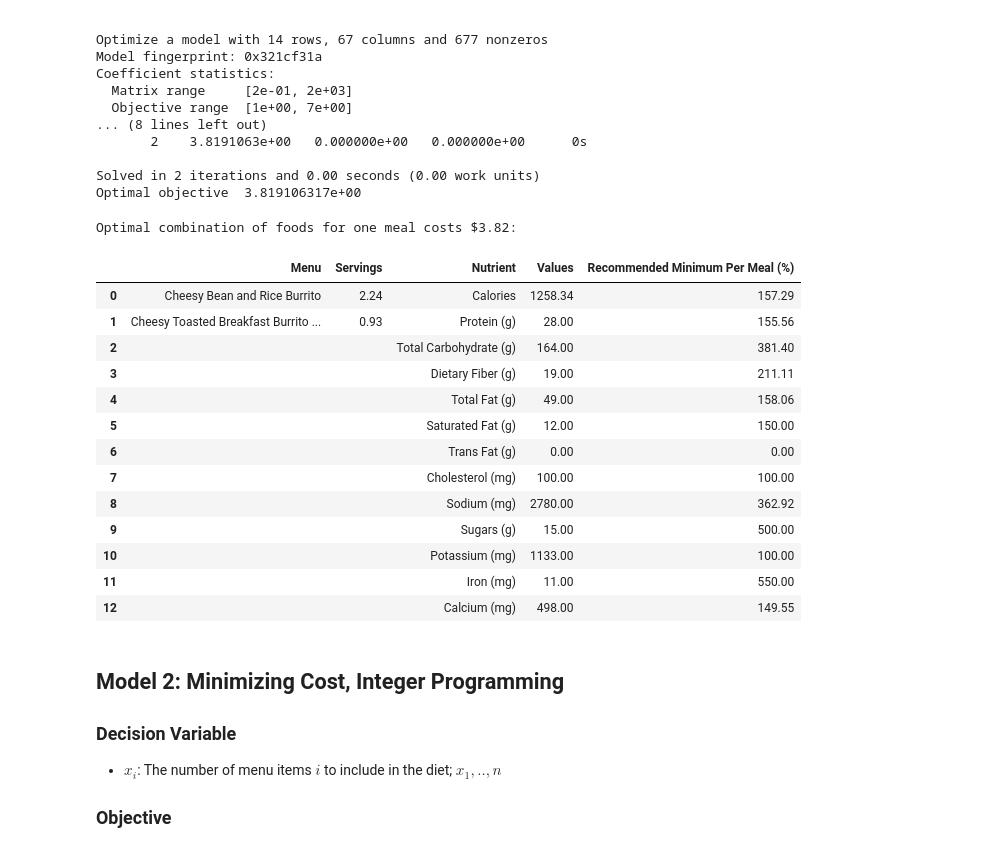
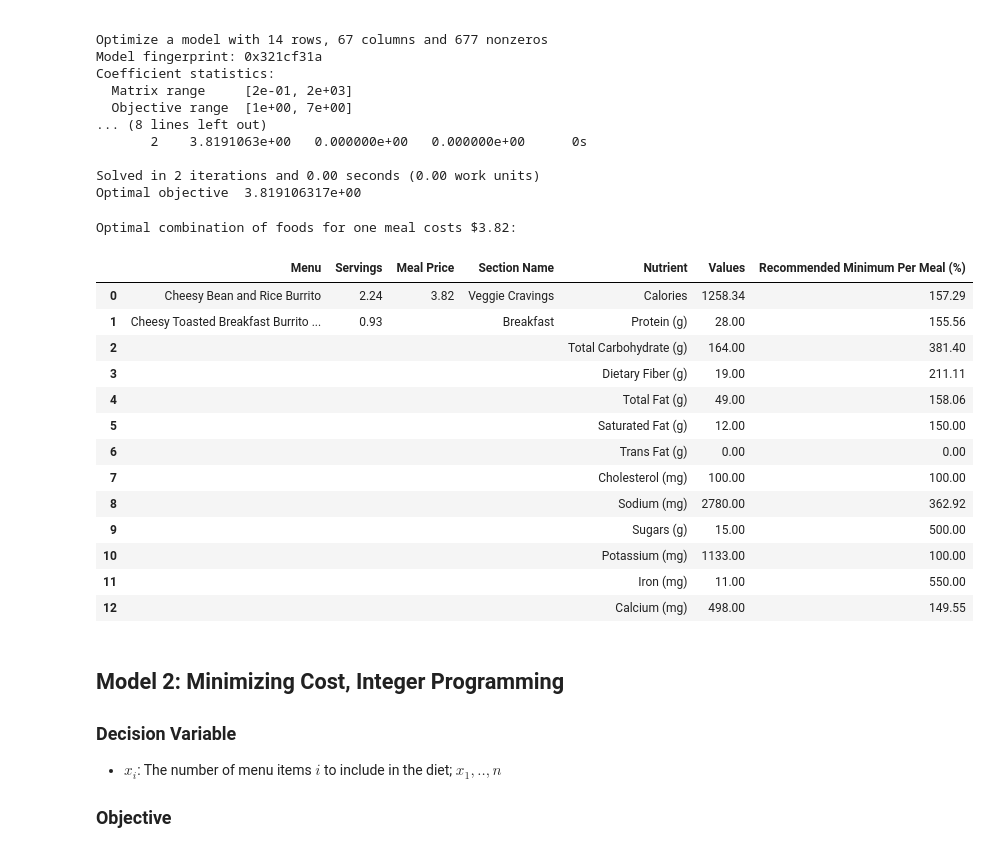
Before and after one commit to ashrifehn/tacobell_menu_optimization, a Jupyter notebook: model_development/final_models.ipynb, the cells around one changed output. Drawn from its saved outputs; the diff is of its cells as text; code cells hidden in the pictures.

```diff
--- a/model_development/final_models.ipynb
+++ b/model_development/final_models.ipynb
@@ -148,27 +149,27 @@ Optimal objective  3.819106317e+00
 # %%
 if m_male1_LP.status == gp.GRB.OPTIMAL:
     print(f'Optimal combination of foods for one meal costs ${round(m_male1_LP.objVal, 2)}:')
 
 
-    df = output_to_table_no_sections(m_male1_LP, foods, food_data)
+    df = output_to_table(m_male1_LP, foods, food_data)
 
 df
 # %% [output]
 Optimal combination of foods for one meal costs $3.82:
-|  | Menu | Servings | Nutrient | Values | Recommended Minimum Per Meal (%) |
-| 0 | Cheesy Bean and Rice Burrito | 2.24 | Calories | 1258.34 | 157.29 |
-| 1 | Cheesy Toasted Breakfast Burrito ... | 0.93 | Protein (g) | 28.00 | 155.56 |
-| 2 |  |  | Total Carbohydrate (g) | 164.00 | 381.40 |
-| 3 |  |  | Dietary Fiber (g) | 19.00 | 211.11 |
-| 4 |  |  | Total Fat (g) | 49.00 | 158.06 |
-| 5 |  |  | Saturated Fat (g) | 12.00 | 150.00 |
-| 6 |  |  | Trans Fat (g) | 0.00 | 0.00 |
-| 7 |  |  | Cholesterol (mg) | 100.00 | 100.00 |
-| 8 |  |  | Sodium (mg) | 2780.00 | 362.92 |
-| 9 |  |  | Sugars (g) | 15.00 | 500.00 |
-| 10 |  |  | Potassium (mg) | 1133.00 | 100.00 |
-| 11 |  |  | Iron (mg) | 11.00 | 550.00 |
-| 12 |  |  | Calcium (mg) | 498.00 | 149.55 |
+|  | Menu | Servings | Meal Price | Section Name | Nutrient | Values | Recommended Minimum Per Meal (%) |
+| 0 | Cheesy Bean and Rice Burrito | 2.24 | 3.82 | Veggie Cravings | Calories | 1258.34 | 157.29 |
+| 1 | Cheesy Toasted Breakfast Burrito ... | 0.93 |  | Breakfast | Protein (g) | 28.00 | 155.56 |
+| 2 |  |  |  |  | Total Carbohydrate (g) | 164.00 | 381.40 |
+| 3 |  |  |  |  | Dietary Fiber (g) | 19.00 | 211.11 |
+| 4 |  |  |  |  | Total Fat (g) | 49.00 | 158.06 |
+| 5 |  |  |  |  | Saturated Fat (g) | 12.00 | 150.00 |
+| 6 |  |  |  |  | Trans Fat (g) | 0.00 | 0.00 |
+| 7 |  |  |  |  | Cholesterol (mg) | 100.00 | 100.00 |
+| 8 |  |  |  |  | Sodium (mg) | 2780.00 | 362.92 |
+| 9 |  |  |  |  | Sugars (g) | 15.00 | 500.00 |
+| 10 |  |  |  |  | Potassium (mg) | 1133.00 | 100.00 |
+| 11 |  |  |  |  | Iron (mg) | 11.00 | 550.00 |
+| 12 |  |  |  |  | Calcium (mg) | 498.00 | 149.55 |
 # %% [markdown]
 ## Model 2: Minimizing Cost, Integer Programming
 ### Decision Variable
```
Also changed, not shown: parts of 9 cells of this notebook, 12 other files.
